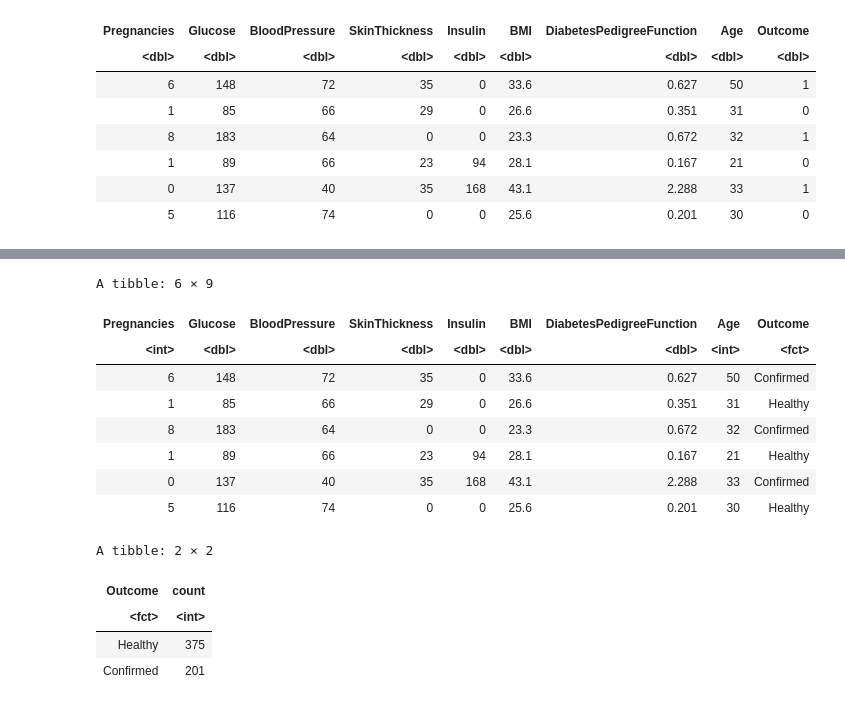
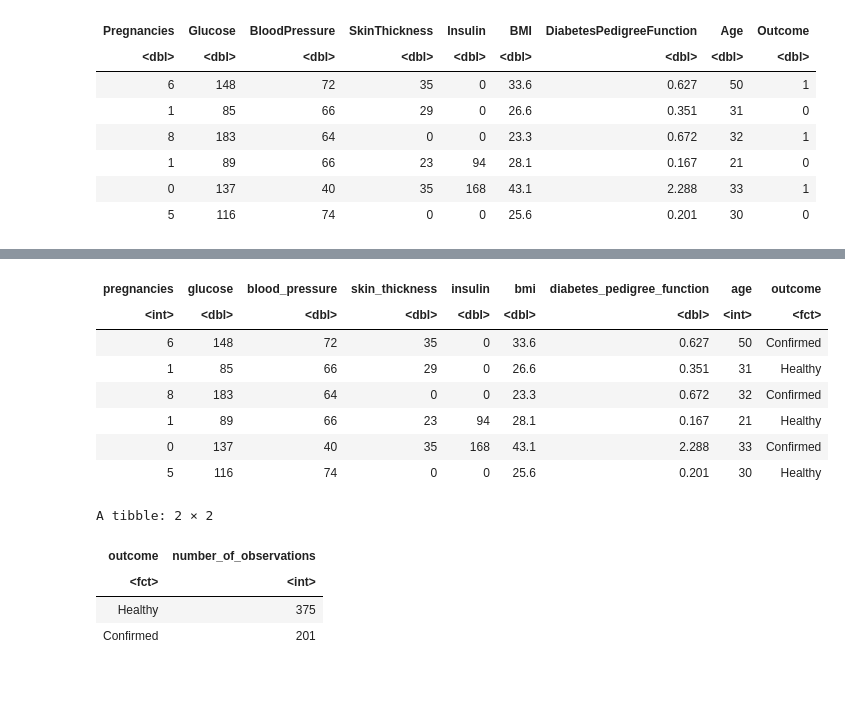
Before and after one commit to Nadav-Seg/dsci-100-2023w1-group-26, a Jupyter notebook: Group 26 - Group Project Proposal.ipynb, the cells around one changed output, grey strips where cells are left out. Drawn from its saved outputs; the diff is of its cells as text; code cells hidden in the pictures.

```diff
--- a/Group 26 - Group Project Proposal.ipynb
+++ b/Group 26 - Group Project Proposal.ipynb
@@ -35,3 +53,6 @@ A tibble: 6 × 9
 | 1 | 89 | 66 | 23 | 94 | 28.1 | 0.167 | 21 | 0 |
 | 0 | 137 | 40 | 35 | 168 | 43.1 | 2.288 | 33 | 1 |
 | 5 | 116 | 74 | 0 | 0 | 25.6 | 0.201 | 30 | 0 |
+# %%
+diabetes <- diabetes |> clean_names()
+head(diabetes)
@@ -38,8 +69,8 @@ A tibble: 6 × 9
 # %%
-diabetes <- diabetes |> mutate(Outcome = as_factor(Outcome),
-                               Age = as.integer(Age),
-                               Pregnancies = as.integer(Pregnancies)) |>
-            mutate(Outcome = fct_recode(Outcome, "Confirmed" = "1", "Healthy" = "0")) |>
+diabetes <- diabetes |> mutate(outcome = as_factor(outcome),
+                               age = as.integer(age),
+                               pregnancies = as.integer(pregnancies)) |>
+            mutate(outcome = fct_recode(outcome, "Confirmed" = "1", "Healthy" = "0")) |>
             na.omit()
 head(diabetes)
 # %% [output]
@@ -51,5 +78,4 @@ Caused by warning:
-A tibble: 6 × 9
-| Pregnancies | Glucose | BloodPressure | SkinThickness | Insulin | BMI | DiabetesPedigreeFunction | Age | Outcome |
+| pregnancies | glucose | blood_pressure | skin_thickness | insulin | bmi | diabetes_pedigree_function | age | outcome |
 | <int> | <dbl> | <dbl> | <dbl> | <dbl> | <dbl> | <dbl> | <int> | <fct> |
 | 6 | 148 | 72 | 35 | 0 | 33.6 | 0.627 | 50 | Confirmed |
 | 1 | 85 | 66 | 29 | 0 | 26.6 | 0.351 | 31 | Healthy |
@@ -63,12 +89,12 @@ diabetes_training <- training(diabetes_split)
 diabetes_testing <- testing(diabetes_split)
 # %%
 Observations_by_class <- diabetes_training |>
-                            group_by(Outcome) |>
-                            summarize(count = n())
+                            group_by(outcome) |>
+                            summarize(number_of_observations = n())
 Observations_by_class
 # %% [output]
 A tibble: 2 × 2
-| Outcome | count |
+| outcome | number_of_observations |
 | <fct> | <int> |
 | Healthy | 375 |
 | Confirmed | 201 |
```
Also changed, not shown: parts of 9 cells of this notebook.
